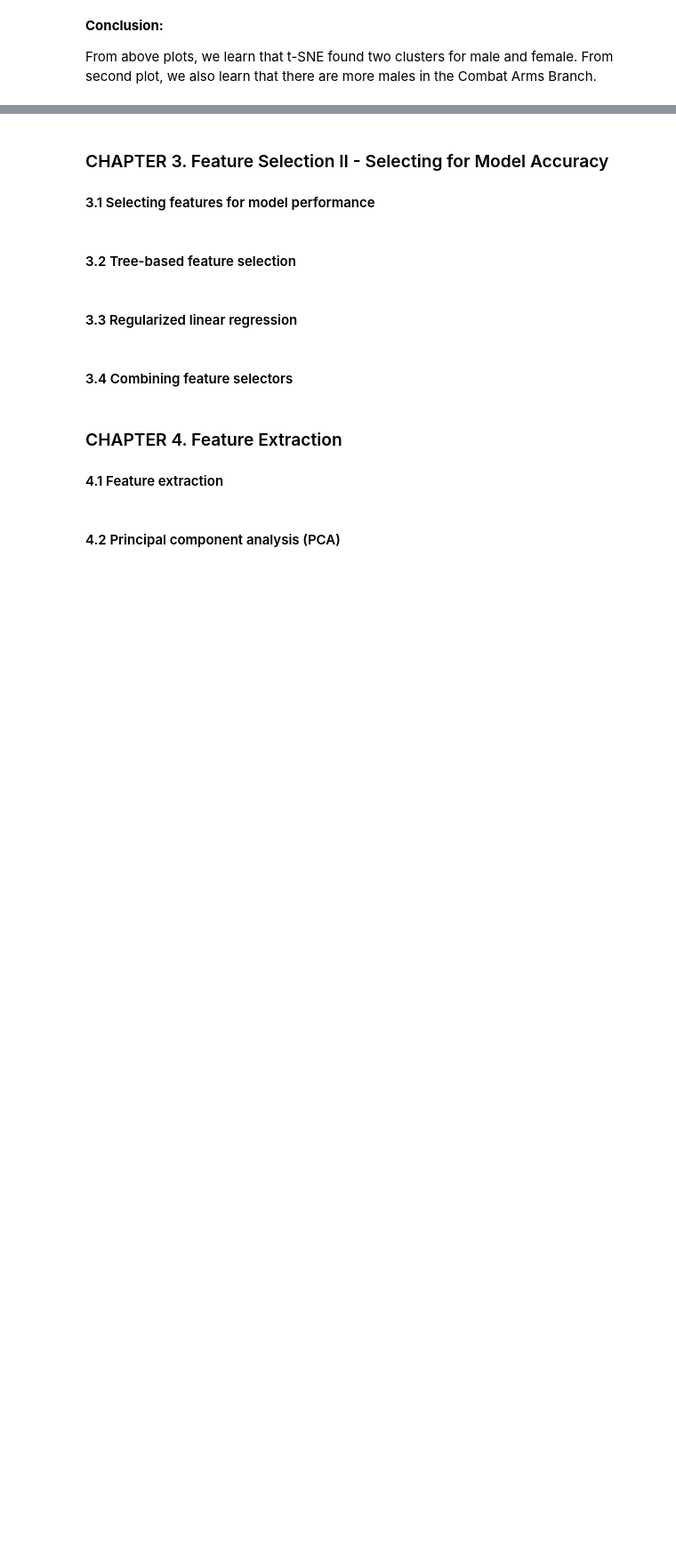
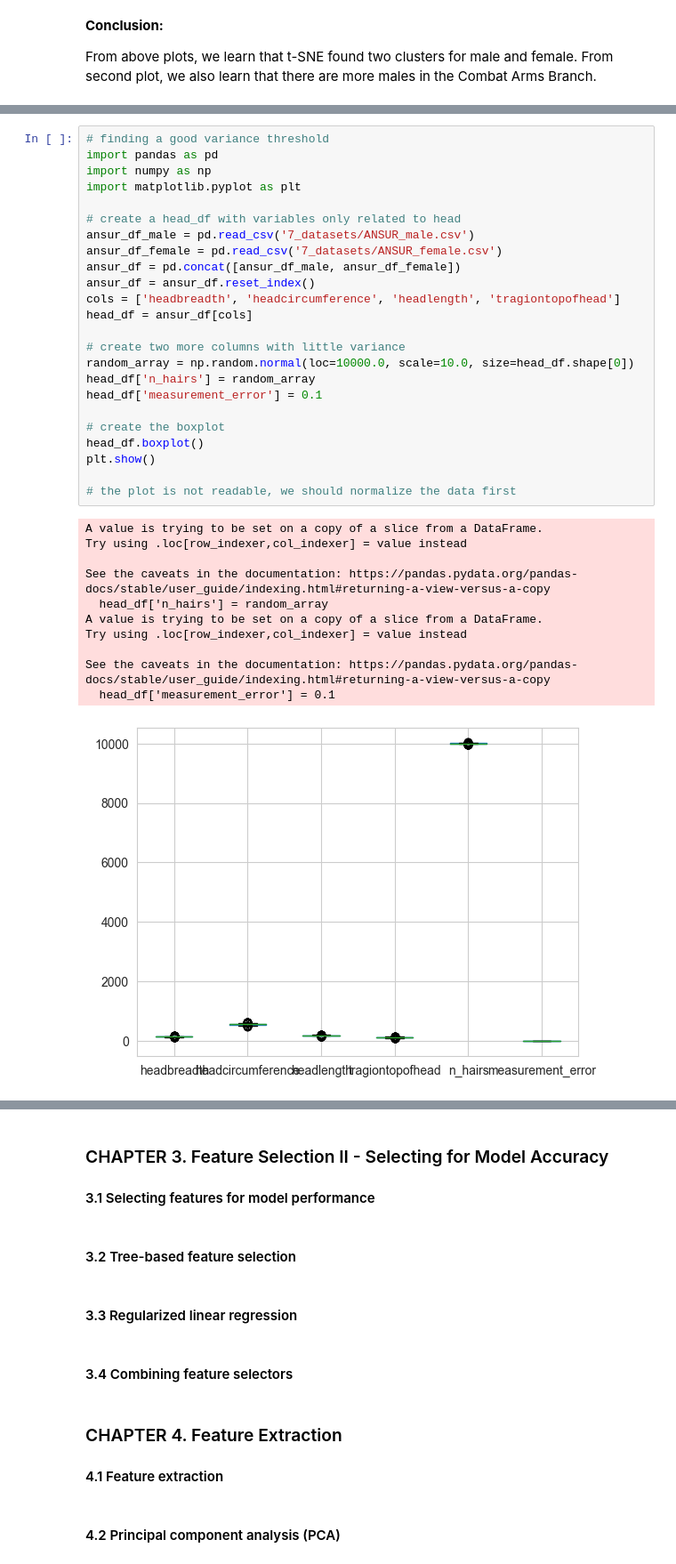
Before and after one commit to GuoweiYang19891101/datacamp_machine_learning_scientist_python, a Jupyter notebook: 7_dimension_reduction.ipynb, the cells around one changed output, grey strips where cells are left out. Shown at 89% size. Drawn from its saved outputs; the diff is of its cells as text; blank space fills up the shorter version.

```diff
--- a/7_dimension_reduction.ipynb
+++ b/7_dimension_reduction.ipynb
@@ -218,0 +293,36 @@ From above plots, we learn that t-SNE found two clusters for male and female. Fr
+# %%
+# finding a good variance threshold
+import pandas as pd
+import numpy as np
+import matplotlib.pyplot as plt
+
+# create a head_df with variables only related to head
+ansur_df_male = pd.read_csv('7_datasets/ANSUR_male.csv')
+ansur_df_female = pd.read_csv('7_datasets/ANSUR_female.csv')
+ansur_df = pd.concat([ansur_df_male, ansur_df_female])
+ansur_df = ansur_df.reset_index()
+cols = ['headbreadth', 'headcircumference', 'headlength', 'tragiontopofhead']
+head_df = ansur_df[cols]
+
+# create two more columns with little variance
+random_array = np.random.normal(loc=10000.0, scale=10.0, size=head_df.shape[0])
+head_df['n_hairs'] = random_array
+head_df['measurement_error'] = 0.1
+
+# create the boxplot
+head_df.boxplot()
+plt.show()
+
+# the plot is not readable, we should normalize the data first
+# %% [output]
+A value is trying to be set on a copy of a slice from a DataFrame.
+Try using .loc[row_indexer,col_indexer] = value instead
+
+See the caveats in the documentation: https://pandas.pydata.org/pandas-docs/stable/user_guide/indexing.html#returning-a-view-versus-a-copy
+  head_df['n_hairs'] = random_array
+A value is trying to be set on a copy of a slice from a DataFrame.
+Try using .loc[row_indexer,col_indexer] = value instead
+
+See the caveats in the documentation: https://pandas.pydata.org/pandas-docs/stable/user_guide/indexing.html#returning-a-view-versus-a-copy
+  head_df['measurement_error'] = 0.1
+[figure, added]
```
Also changed, not shown: parts of 26 cells of this notebook, 2 other files.
